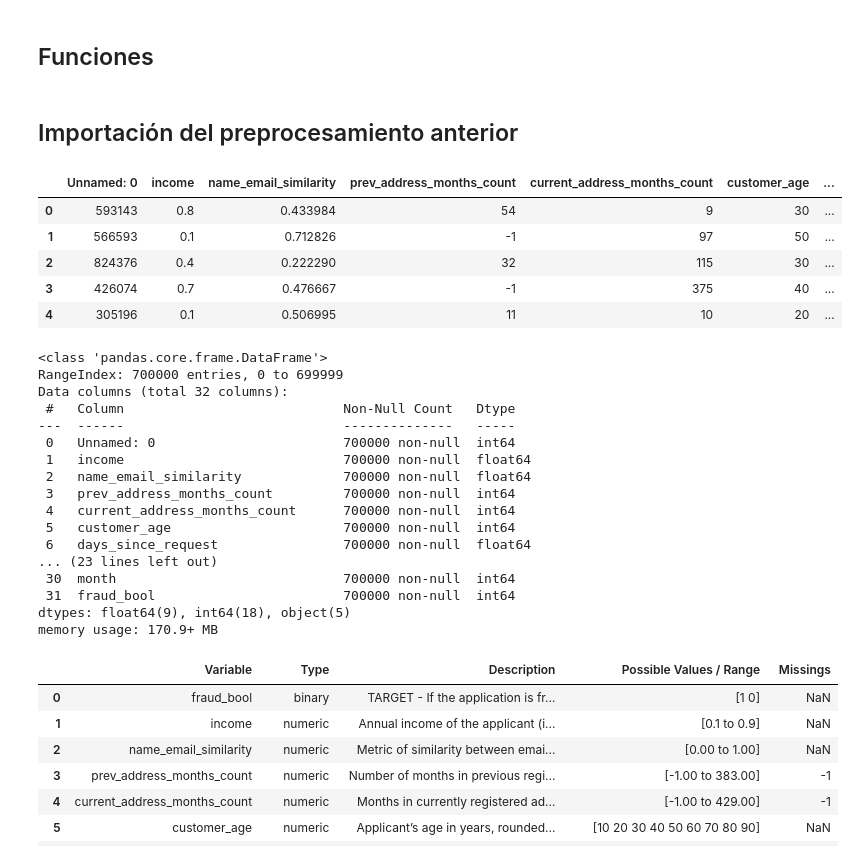
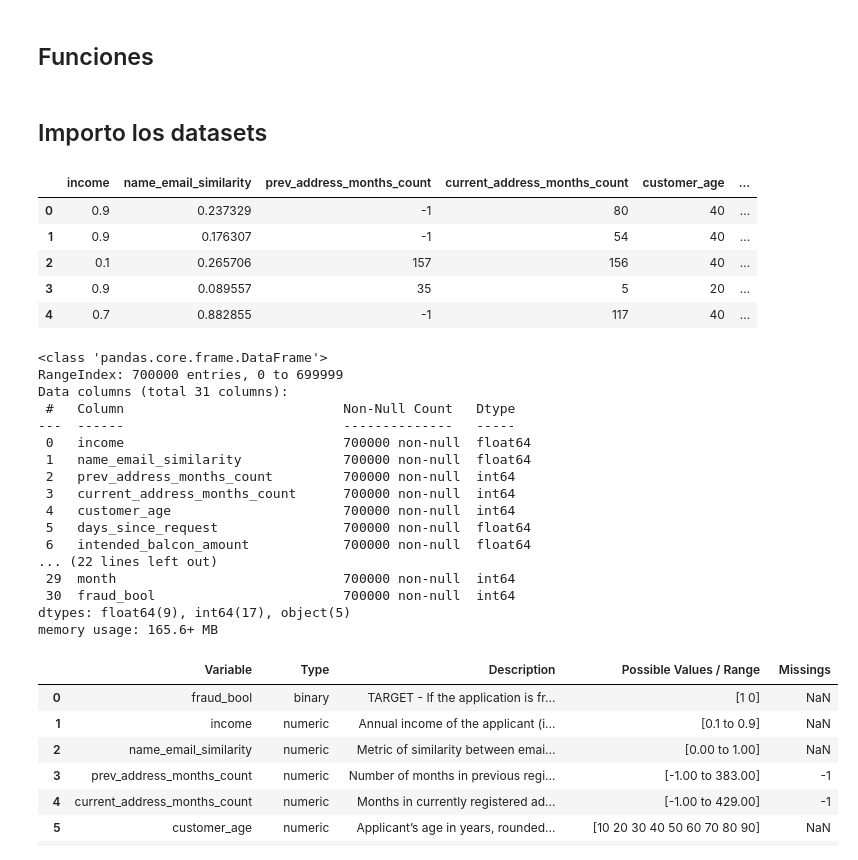
Before and after one commit to rodrifer10/mds_ml_rfc, a Jupyter notebook: ML_Project_Bank_Fraud/notebooks/03_Feature_Processing.ipynb, the cells around one changed output. Cells and saved outputs as stored; diff of their text form; code cells hidden in the pictures.

```diff
--- a/ML_Project_Bank_Fraud/notebooks/03_Feature_Processing.ipynb
+++ b/ML_Project_Bank_Fraud/notebooks/03_Feature_Processing.ipynb
@@ -52,33 +67,33 @@ seed=10
 # %% [markdown]
-## Importación del preprocesamiento anterior
+## Importo los datasets
 # %%
-df_fraud_train = pd.read_csv('../data/interim/df_train_undersamp_ready.csv')
-df_fraud_test = pd.read_csv('../data/interim/df_fraud_test.csv')
+df_fraud_train = pd.read_csv('../data/interim/df_fraud_train.csv')
+df_fraud_test = pd.read_csv('../data/interim/df_fraud_test.csv') # para incluírlo en el feature selection aplicaré las mismas transformaciones al test que al train
 df_fraud_train.head()
 # %% [output]
-|  | Unnamed: 0 | income | name_email_similarity | prev_address_months_count | current_address_months_count | customer_age | ... |
-| 0 | 593143 | 0.8 | 0.433984 | 54 | 9 | 30 | ... |
-| 1 | 566593 | 0.1 | 0.712826 | -1 | 97 | 50 | ... |
-| 2 | 824376 | 0.4 | 0.222290 | 32 | 115 | 30 | ... |
-| 3 | 426074 | 0.7 | 0.476667 | -1 | 375 | 40 | ... |
-| 4 | 305196 | 0.1 | 0.506995 | 11 | 10 | 20 | ... |
+|  | income | name_email_similarity | prev_address_months_count | current_address_months_count | customer_age | ... |
+| 0 | 0.9 | 0.237329 | -1 | 80 | 40 | ... |
+| 1 | 0.9 | 0.176307 | -1 | 54 | 40 | ... |
+| 2 | 0.1 | 0.265706 | 157 | 156 | 40 | ... |
+| 3 | 0.9 | 0.089557 | 35 | 5 | 20 | ... |
+| 4 | 0.7 | 0.882855 | -1 | 117 | 40 | ... |
 # %%
 df_fraud_train.info()
 # %% [output]
 <class 'pandas.core.frame.DataFrame'>
 RangeIndex: 700000 entries, 0 to 699999
-Data columns (total 32 columns):
+Data columns (total 31 columns):
  #   Column                            Non-Null Count   Dtype
 ---  ------                            --------------   -----
- 0   Unnamed: 0                        700000 non-null  int64
- 1   income                            700000 non-null  float64
- 2   name_email_similarity             700000 non-null  float64
- 3   prev_address_months_count         700000 non-null  int64
- 4   current_address_months_count      700000 non-null  int64
- 5   customer_age                      700000 non-null  int64
- 6   days_since_request                700000 non-null  float64
-... (23 lines left out)
- 30  month                             700000 non-null  int64
- 31  fraud_bool                        700000 non-null  int64
-dtypes: float64(9), int64(18), object(5)
-memory usage: 170.9+ MB
+ 0   income                            700000 non-null  float64
+ 1   name_email_similarity             700000 non-null  float64
+ 2   prev_address_months_count         700000 non-null  int64
+ 3   current_address_months_count      700000 non-null  int64
+ 4   customer_age                      700000 non-null  int64
+ 5   days_since_request                700000 non-null  float64
+ 6   intended_balcon_amount            700000 non-null  float64
+... (22 lines left out)
+ 29  month                             700000 non-null  int64
+ 30  fraud_bool                        700000 non-null  int64
+dtypes: float64(9), int64(17), object(5)
+memory usage: 165.6+ MB
```
Also changed, not shown: parts of 65 cells of this notebook, 19 other files.
